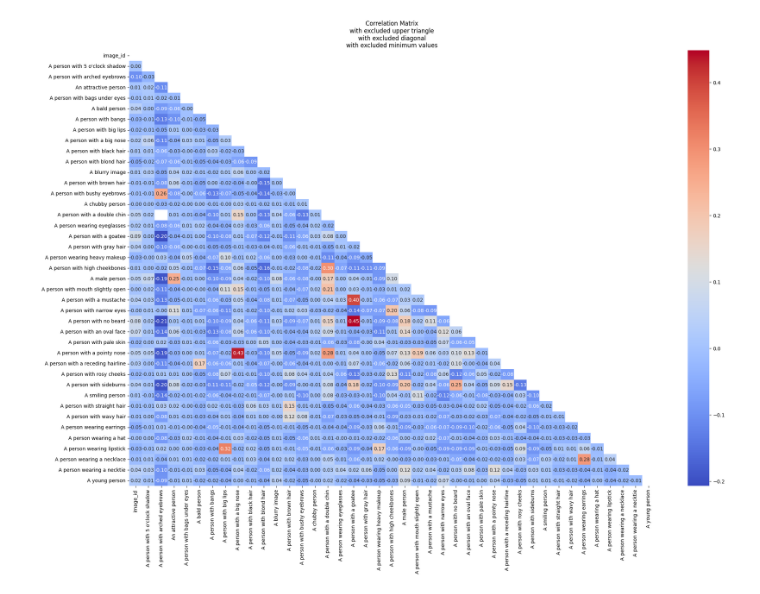
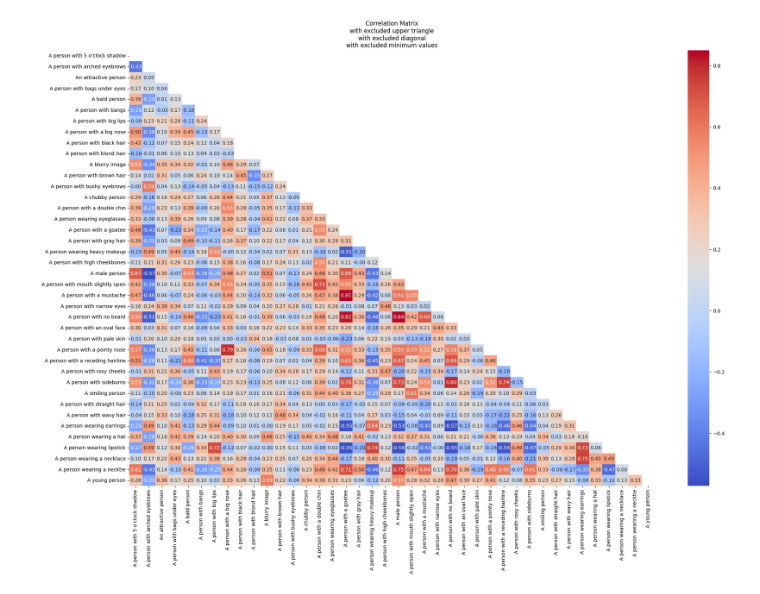
Before and after one commit to LJaremek/lsedm, a Jupyter notebook: concepts_linear_regression.ipynb, the cells around one changed output. Saved outputs shown, nothing was run; the diff lists cells and outputs as text; code cells hidden in the pictures.

Commit message:
add correlation info about celebahq256_clip_laion5b_celeba_long

```diff
--- a/concepts_linear_regression.ipynb
+++ b/concepts_linear_regression.ipynb
@@ -1,14 +1,18 @@
 # %%
 import pandas as pd
 
-from correlation_matrix import get_correlation_matrix, draw_correlation_matrix
+from correlation_matrix import get_correlation_matrix
+from correlation_matrix import (
+    plot_correlation_matrix, plot_dendrogram, cluster_correlation_matrix,
+    visualize_network
+)
 
 file_path = "vl_concepts/celebahq256_clip_laion5b_celeba_long.csv"
 df = pd.read_csv(file_path)
 numeric_df = df.drop(columns=["image_id"])
 
-correlation_matrix = get_correlation_matrix(df)
-
-draw_correlation_matrix(correlation_matrix, (24, 16), True, True, True)
+correlation_matrix = get_correlation_matrix(numeric_df)
-# %% [output]
-[figure, removed]
+# %%
+plot_correlation_matrix(correlation_matrix, (24, 16))
+# %% [output]
+[figure, added]
```
Also changed, not shown: parts of 3 cells of this notebook, 2 other files.
